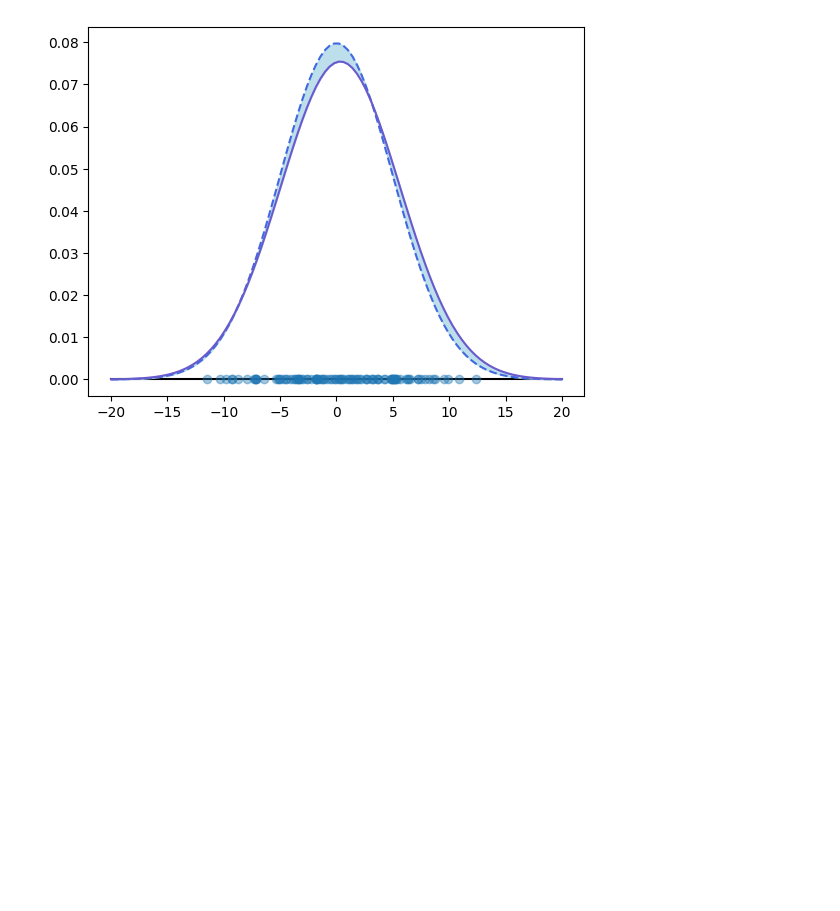
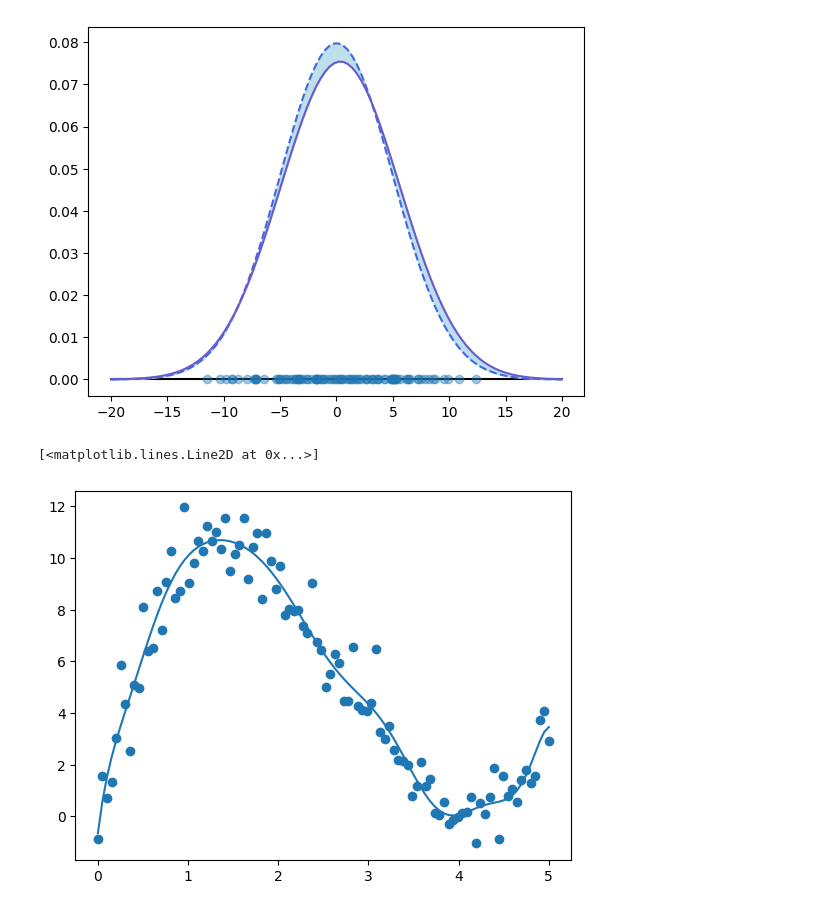
Before and after one commit to szmidapatrik/machine-learning, a Jupyter notebook: test.ipynb, the cells around one changed output. Saved outputs shown, nothing was run; the diff lists cells and outputs as text; code cells hidden in the pictures; blank space fills up the shorter version.

```diff
--- a/test.ipynb
+++ b/test.ipynb
@@ -37,3 +37,18 @@ plt.fill_between(np.linspace(-20,20,n), norm.pdf(np.linspace(-20,20,n), 0, 5), n
 0.641110430197191
 <matplotlib.collections.PolyCollection at 0x...>
 [figure]
+# %%
+from statkit.regression import BasisFuncRegression, LinearRegression
+import matplotlib.pyplot as plt
+import numpy as np
+
+
+bfnreg = BasisFuncRegression(0.1,10)
+x, y = bfnreg.sample(100,0,5,0,1,[-4,-4.3,0])
+xtransform = bfnreg.transform(x, np.linspace(0,5,100),"gaussRBF",0.5)
+pred = LinearRegression().fit_predict_ML(xtransform, y)
+plt.scatter(x,y)
+plt.plot(x, pred)
+# %% [output]
+[<matplotlib.lines.Line2D at 0x...>]
+[figure, added]
```
Also changed, not shown: 4 other files.
